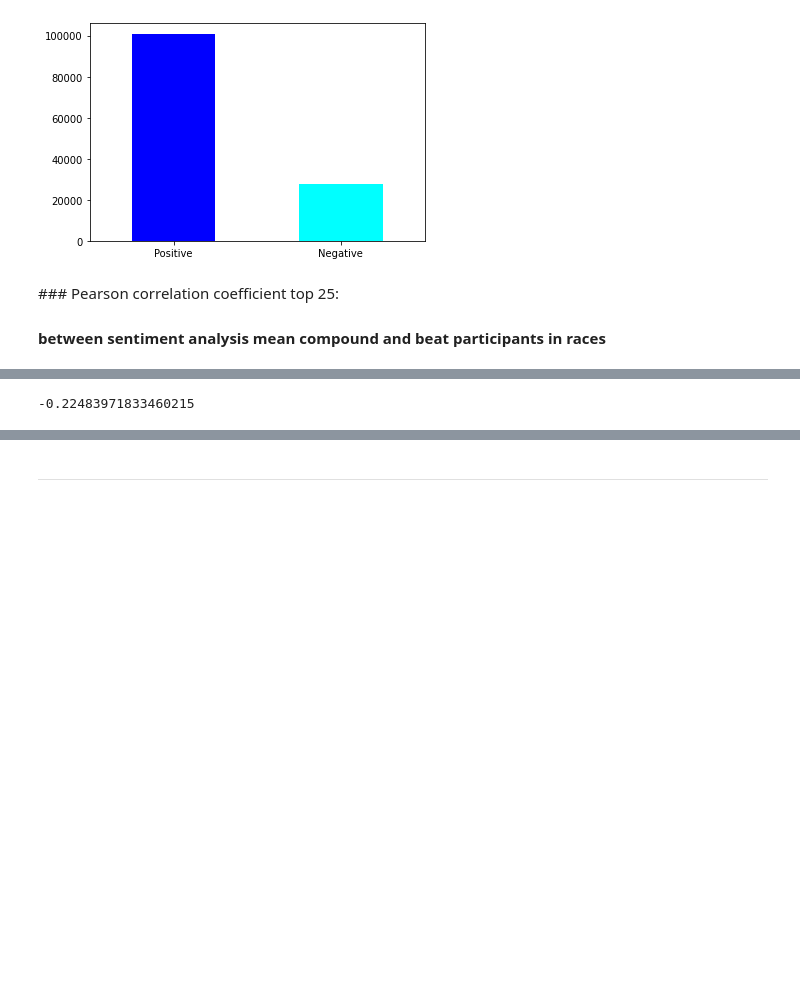
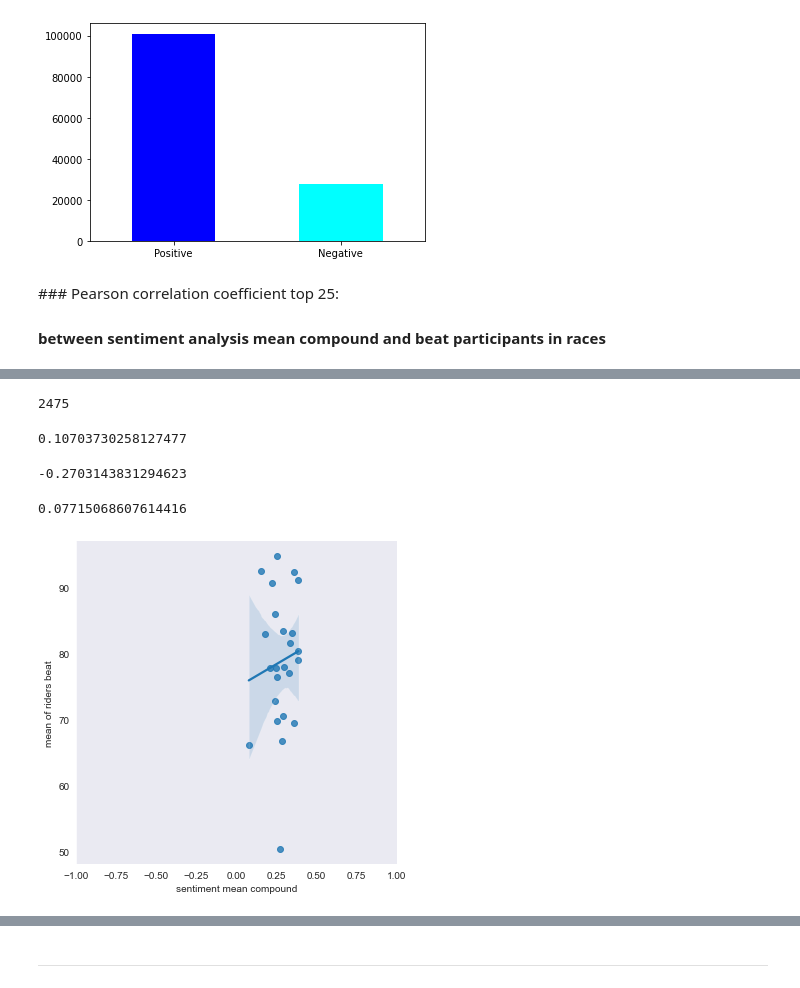
Before and after one commit to sandromatter/WS-ACA, a Jupyter notebook: pinkbike_analysis/pinkbike_correlation.ipynb, the cells around one changed output, grey strips where cells are left out. Saved outputs shown, nothing was run; the diff lists cells and outputs as text; code cells hidden in the pictures; blank space fills up the shorter version.

```diff
--- a/pinkbike_analysis/pinkbike_correlation.ipynb
+++ b/pinkbike_analysis/pinkbike_correlation.ipynb
@@ -116,0 +103,20 @@ display(df_top_25_2020)
+# %%
+def analyse_data(first_name, last_name, nick_name):
+
+    full_name = first_name + " " + last_name
+    rider_filter = last_name
+
+    df_trans = df_result.loc[df_result['rider name'].str.contains(rider_filter, case = False)]
+    df_result['rider name'][df_result['rider name'].str.contains(rider_filter, case = False, regex = True)] = full_name
+
+    sr_result = df_result.set_index("rider name")["mean of riders beat"].to_dict()
+
+    df_top_25_2020["mean of riders beat"] = df_top_25_2020["rider name"].map(sr_result)
+
+for rider in rider_top_25_2020:
+    analyse_data(rider[0],rider[1],rider[2])
+
+# Manuelles nachtragen der nicht gemappten Werte
+df_top_25_2020.at[[6], 'mean of riders beat'] = [76.4]
+
+display(df_top_25_2020)
@@ -117,5 +141,20 @@ display(df_top_25_2020)
+# %%
+sum_n = df_top_25_2020["sentiment sample size"].sum()
+print(sum_n)
+# %% [output]
+2475
+# %%
+corr_beat = df_top_25_2020["sentiment mean compound"].corr(df_top_25_2020["mean of riders beat"])
+print(corr_beat)
+# %% [output]
+0.10703730258127477
+# %%
+corr_size = df_top_25_2020["sentiment sample size"].corr(df_top_25_2020["mean of riders beat"])
+print(corr_size)
+# %% [output]
+-0.2703143831294623
 # %%
-corr = df_top_25_2020["sentiment mean compound"].corr(df_top_25_2020["mean rider beat percentage"])
-print(corr)
+std = df_top_25_2020["sentiment mean compound"].std()
+print(std)
 # %% [output]
--0.22483971833460215
+0.07715068607614416
@@ -121,0 +163,10 @@ print(corr)
+# %%
+sns.lmplot(x = "sentiment mean compound", y = "mean of riders beat", data = df_top_25_2020)
+
+# control x and y limits
+# plt.ylim(0, 100)
+plt.xlim(-1, 1)
+
+plt.show()
+# %% [output]
+[figure, added]
```
Also changed, not shown: parts of 29 cells of this notebook, 1 other file.
